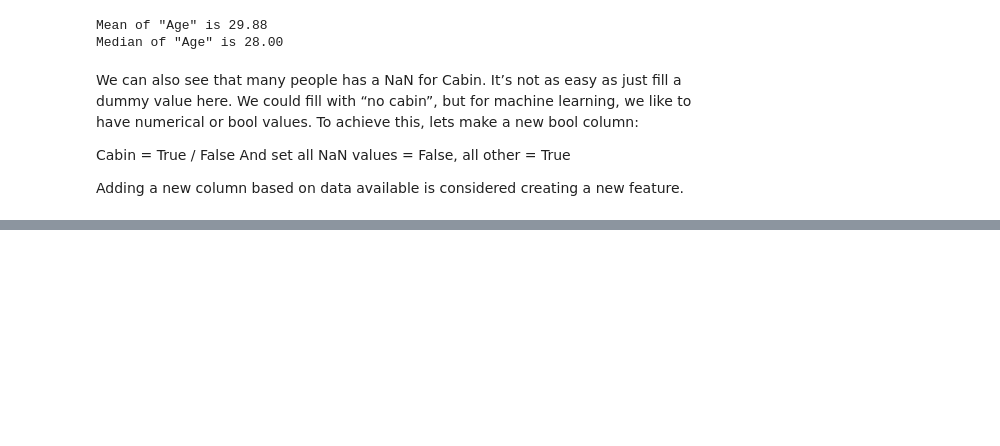
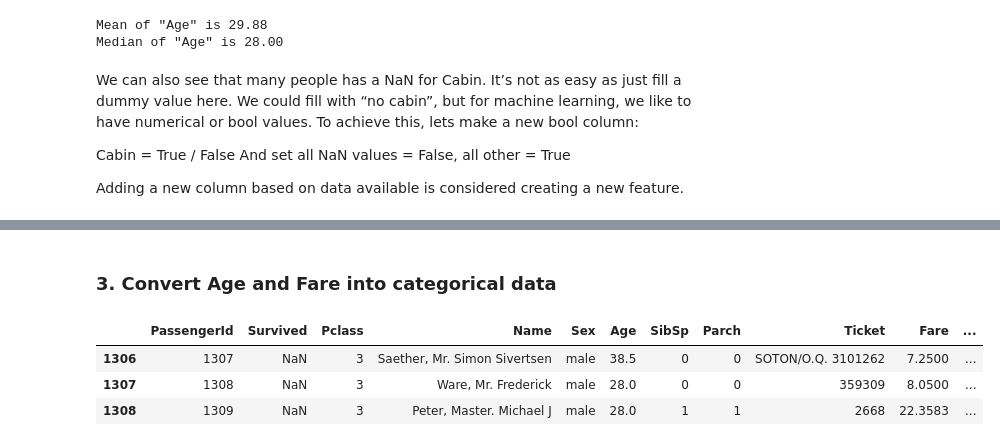
Before and after one commit to ValerieSmidt/Intro-til-KI, a Jupyter notebook: Lab2.ipynb, the cells around one changed output, grey strips where cells are left out. Cells and saved outputs as stored; diff of their text form; code cells hidden in the pictures; blank space fills up the shorter version.

```diff
--- a/Lab2.ipynb
+++ b/Lab2.ipynb
@@ -85,0 +114,13 @@ dtype: int64
+# %% [markdown]
+### 3. Convert Age and Fare into categorical data
+# %%
+# qcut is used to discretize variables into equal-sized buckets, in order to create a categorical variable
+# Think of it as creating 4 bins of age range 0, 1, 2, 3
+df['CatAge'] = pd.qcut(df["Age"], q=4, labels=False )
+df['CatFare'] = pd.qcut(df["Fare"], q=4, labels=False )
+df.tail(3)
+# %% [output]
+|  | PassengerId | Survived | Pclass | Name | Sex | Age | SibSp | Parch | Ticket | Fare | ... |
+| 1306 | 1307 | NaN | 3 | Saether, Mr. Simon Sivertsen | male | 38.5 | 0 | 0 | SOTON/O.Q. 3101262 | 7.2500 | ... |
+| 1307 | 1308 | NaN | 3 | Ware, Mr. Frederick | male | 28.0 | 0 | 0 | 359309 | 8.0500 | ... |
+| 1308 | 1309 | NaN | 3 | Peter, Master. Michael J | male | 28.0 | 1 | 1 | 2668 | 22.3583 | ... |
```
Also changed, not shown: parts of 16 cells of this notebook, 1 other file.
